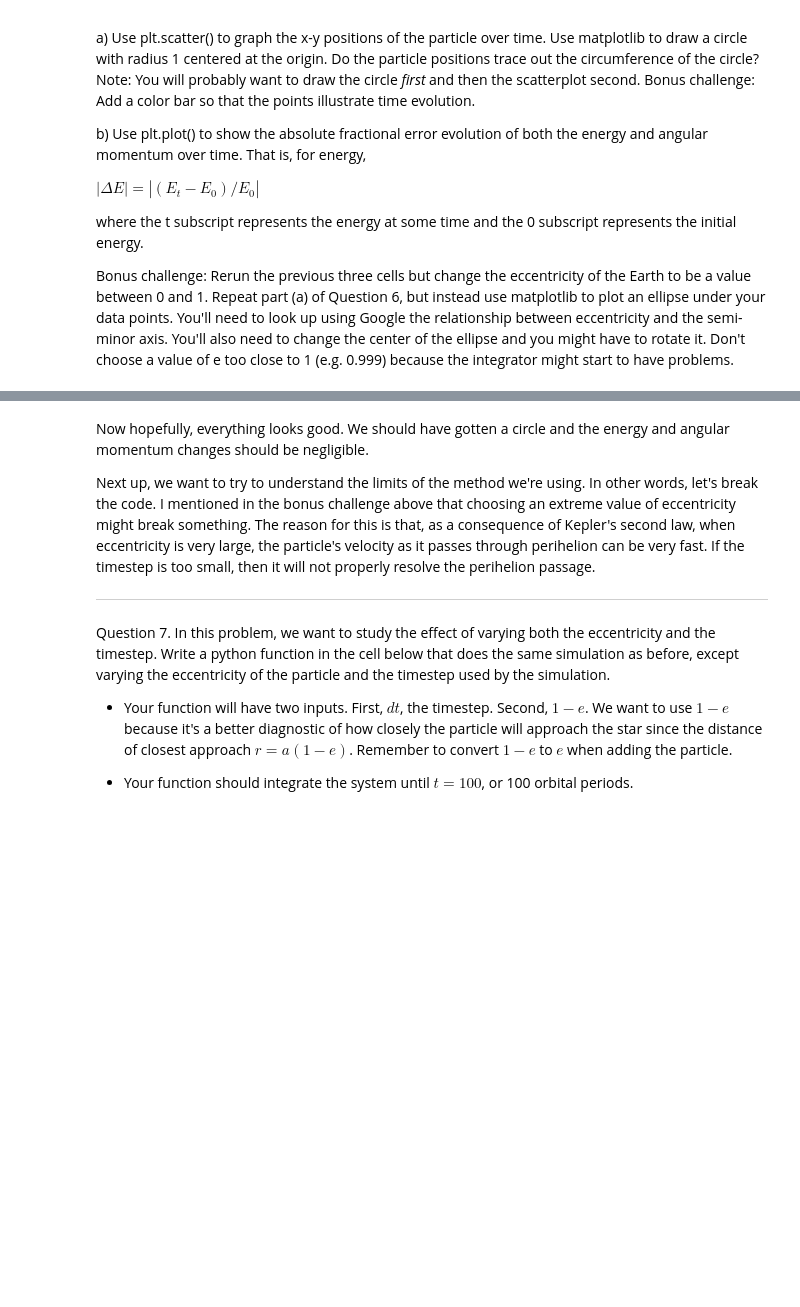
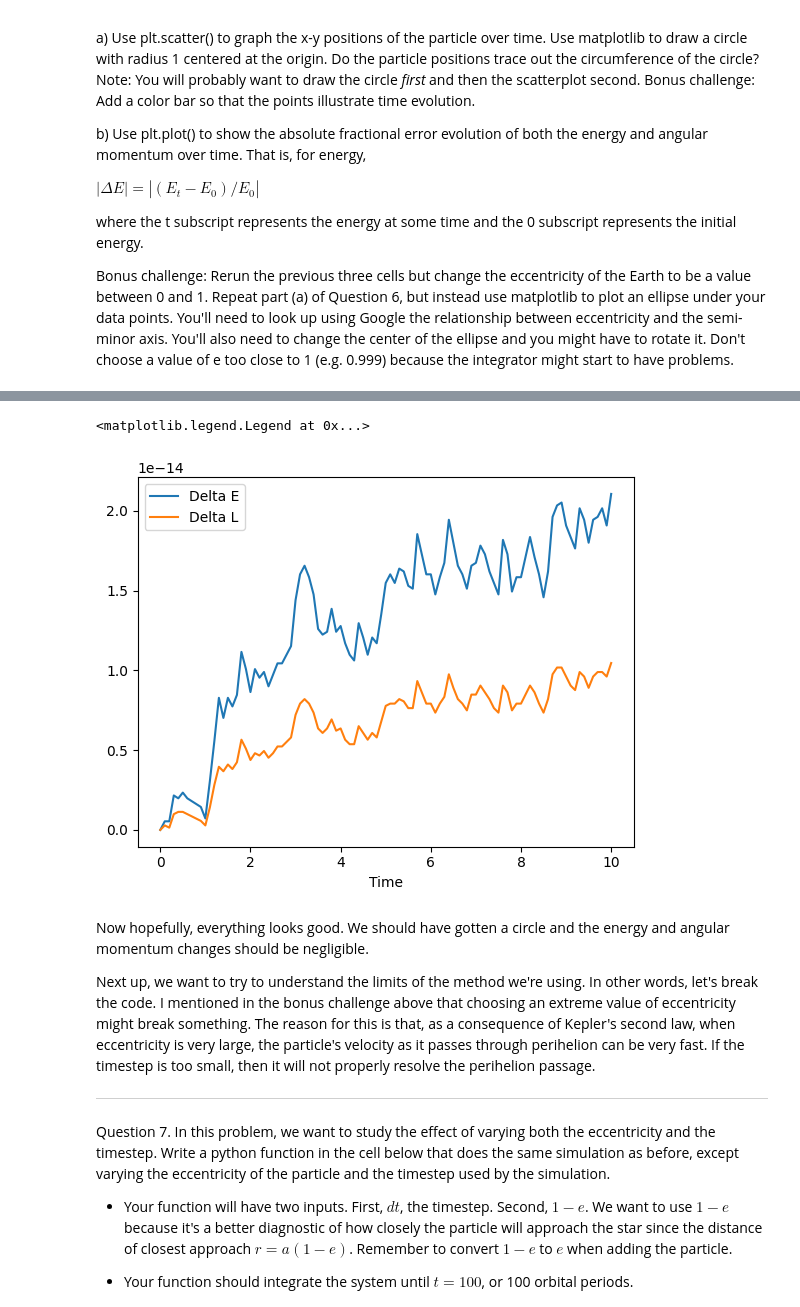
Before and after one commit to CIERA-Northwestern/REACHpy, a Jupyter notebook: Projects/SimulatingPlanetarySystems/SimulatingPlanetarySystems.ipynb, the cells around one changed output, grey strips where cells are left out. Saved outputs shown, nothing was run; the diff lists cells and outputs as text; code cells hidden in the pictures; blank space fills up the shorter version.

```diff
--- a/Projects/SimulatingPlanetarySystems/SimulatingPlanetarySystems.ipynb
+++ b/Projects/SimulatingPlanetarySystems/SimulatingPlanetarySystems.ipynb
@@ -193,3 +370,16 @@ ax.add_patch(plt.Circle((0,0),radius=1,fill=False)) # plotting the circle
+# %%
+DeltaE = np.abs( (Es - Es[0])/Es[0] )
+DeltaL = np.abs( (Ls - Ls[0])/Ls[0] )
+
+plt.plot(times, DeltaE, label='Delta E')
+plt.plot(times, DeltaL, label='Delta L')
+
+plt.xlabel('Time')
+ax = plt.subplot()
+ax.legend()
+# %% [output]
+<matplotlib.legend.Legend at 0x...>
+[figure, added]
 # %% [markdown]
 Now hopefully, everything looks good. We should have gotten a circle and the energy and angular momentum changes should be negligible.
 
```
Also changed, not shown: parts of 41 cells of this notebook.
